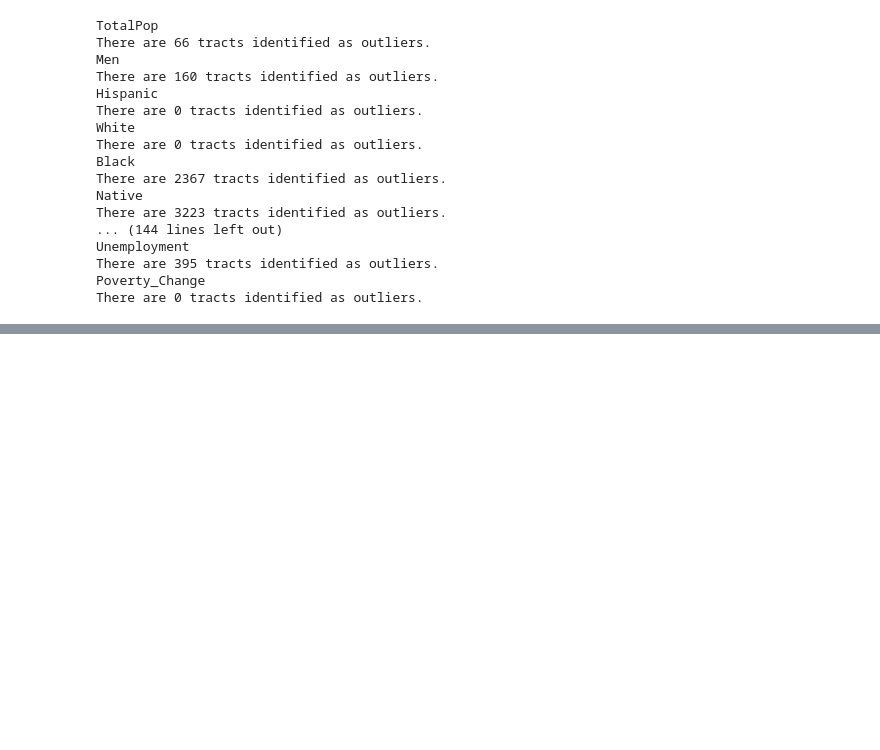
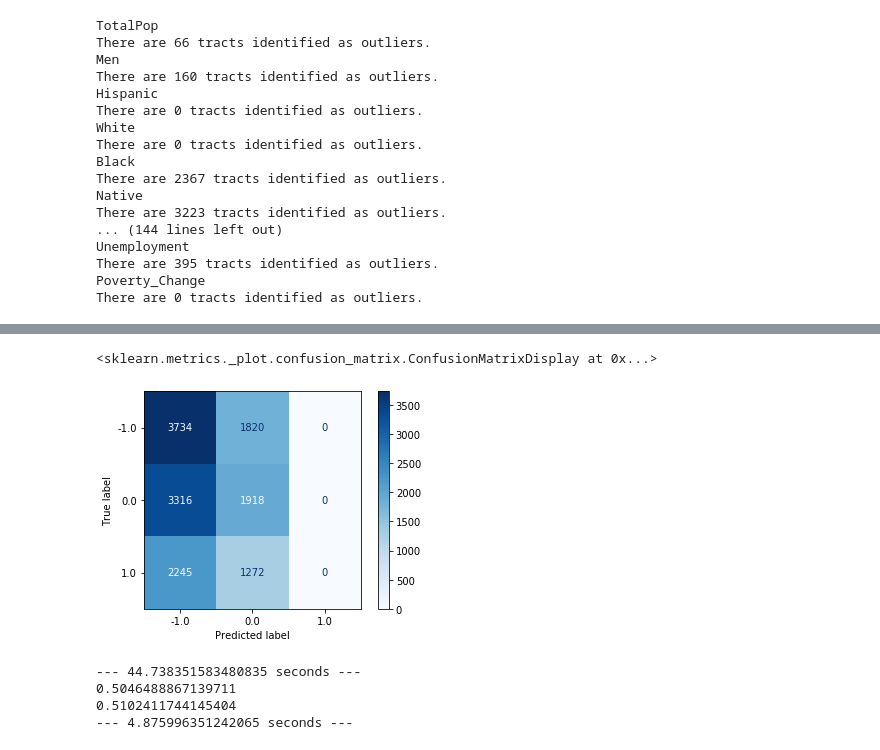
Before and after one commit to nteuthorn/Thinkful-Capstone-2, a Jupyter notebook: Capstone 2.ipynb, the cells around one changed output, grey strips where cells are left out. Drawn from its saved outputs; the diff is of its cells as text; code cells hidden in the pictures; blank space fills up the shorter version.

```diff
--- a/Capstone 2.ipynb
+++ b/Capstone 2.ipynb
@@ -350,0 +494,25 @@ plot_confusion_matrix(grid_smote_saga_ovr2.best_estimator_, X_test_scale, y_test
+# %%
+plot_confusion_matrix(forest_c_smote, X_test, y_test, cmap='Blues')
+# %% [output]
+<sklearn.metrics._plot.confusion_matrix.ConfusionMatrixDisplay at 0x...>
+[figure, added]
+# %%
+start_time = time.time()
+
+forest_c = RandomForestClassifier(n_estimators=1000, max_depth=3)
+
+forest_c.fit(X_train, y_train)
+
+print("--- %s seconds ---" % (time.time() - start_time))
+
+start_time = time.time()
+
+print(forest_c.score(X_train, y_train))
+print(forest_c.score(X_test, y_test))
+
+print("--- %s seconds ---" % (time.time() - start_time))
+# %% [output]
+--- 44.738351583480835 seconds ---
+0.5046488867139711
+0.5102411744145404
+--- 4.875996351242065 seconds ---
```
Also changed, not shown: parts of 44 cells of this notebook, 1 other file.
